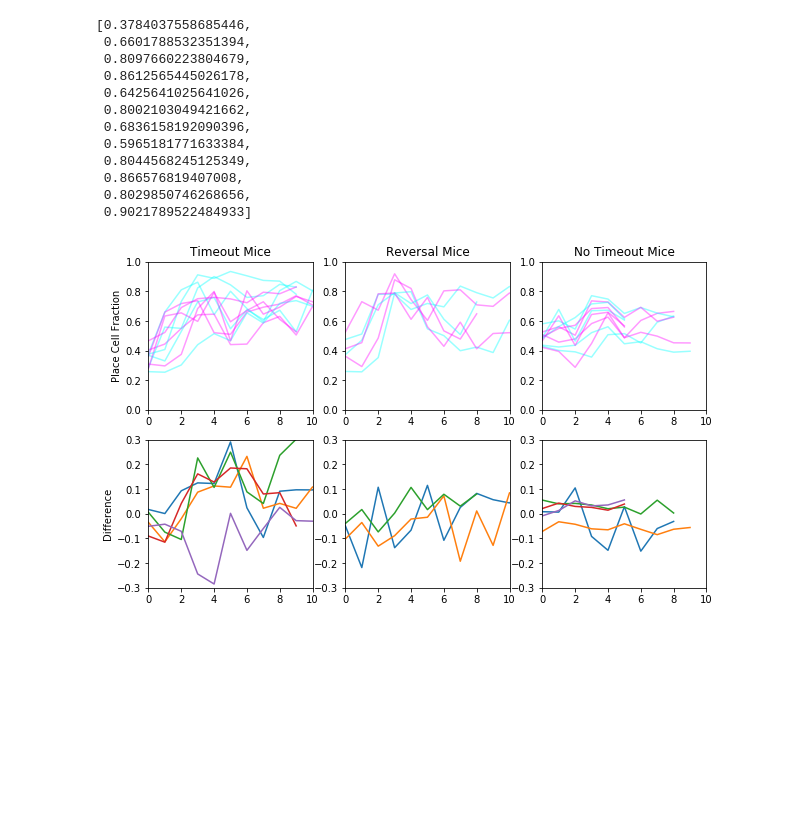
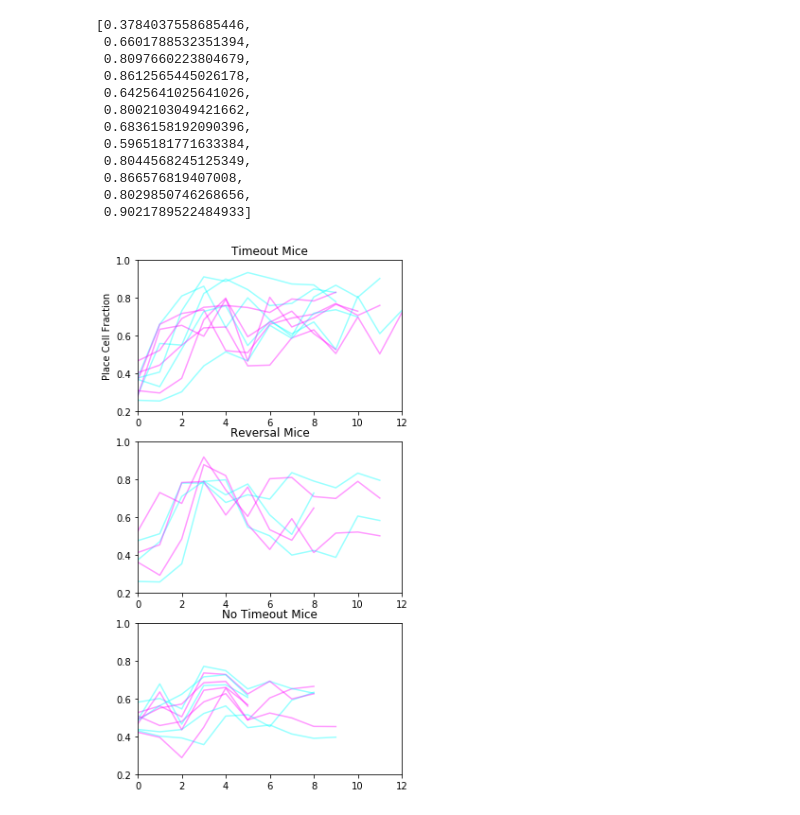
Before and after one commit to GiocomoLab/MightyMorphingPhotonRangers, a Jupyter notebook: cosyne_abstract/PlaceCellPercentage.ipynb, the cells around one changed output. Saved outputs shown, nothing was run; the diff lists cells and outputs as text; code cells hidden in the pictures; blank space fills up the shorter version.

```diff
--- a/cosyne_abstract/PlaceCellPercentage.ipynb
+++ b/cosyne_abstract/PlaceCellPercentage.ipynb
@@ -61,36 +61,34 @@ tt_mice = ['4139219.2', '4139219.3', '4139224.2', '4139224.3', '4139224.5']
 reversal_mice = ['4139251.1','4139260.1','4139261.2']
 notask_mice = ['4139260.2','4139266.3','4139265.4','4139265.3','4139265.5']
 # %%
-f,ax = plt.subplots(2,3,figsize=[10,6])
+f,ax = plt.subplots(3,1,figsize=[5,10])
 M = 0
 for mouse in tt_mice:
-    ax[0,0].plot(frac[mouse][0],color=plt.cm.cool(0),alpha=.4)
-    ax[0,0].plot(frac[mouse][1],color=plt.cm.cool(1.),alpha=.4)
-    ax[0,0].set_title('Timeout Mice')
+    ax[0].plot(frac[mouse][0],color=plt.cm.cool(0),alpha=.4)
+    ax[0].plot(frac[mouse][1],color=plt.cm.cool(1.),alpha=.4)
+    ax[0].set_title('Timeout Mice')
 
-    ax[1,0].plot(np.array(frac[mouse][0])-np.array(frac[mouse][1]))
-    ax[0,0].set_ylabel('Place Cell Fraction')
-    ax[1,0].set_ylabel("Difference")
+
+    ax[0].set_ylabel('Place Cell Fraction')
+
 for mouse in reversal_mice:
-    ax[0,1].plot(frac[mouse][0],color=plt.cm.cool(0),alpha=.4)
-    ax[0,1].plot(frac[mouse][1],color=plt.cm.cool(1.),alpha=.4)
-    ax[0,1].set_title('Reversal Mice')
-    ax[1,1].plot(np.array(frac[mouse][0])-np.array(frac[mouse][1]))
+    ax[1].plot(frac[mouse][0],color=plt.cm.cool(0),alpha=.4)
+    ax[1].plot(frac[mouse][1],color=plt.cm.cool(1.),alpha=.4)
+    ax[1].set_title('Reversal Mice')
+
 
 for mouse in notask_mice:
-    ax[0,2].plot(frac[mouse][0],color=plt.cm.cool(0),alpha=.4)
-    ax[0,2].plot(frac[mouse][1],color=plt.cm.cool(1.),alpha=.4)
-    ax[0,2].set_title('No Timeout Mice')
+    ax[2].plot(frac[mouse][0],color=plt.cm.cool(0),alpha=.4)
+    ax[2].plot(frac[mouse][1],color=plt.cm.cool(1.),alpha=.4)
+    ax[2].set_title('No Timeout Mice')
 
-    ax[1,2].plot(np.array(frac[mouse][0])-np.array(frac[mouse][1]))
 
-for i in range(ax.shape[1]):
-    ax[0,i].set_ylim([0,1])
-    ax[0,i].set_xlim([0,10])
-    ax[1,i].set_ylim([-.3,.3])
-    ax[1,i].set_xlim([0,10])
+
+for i in range(ax.shape[0]):
+    ax[i].set_ylim([0.2,1])
+    ax[i].set_xlim([0,12])
 
 
 f.savefig("G:\\My Drive\\Figures\\TwoTower\\COSYNE2019\\PlaceCellFrac.pdf",format='pdf')
 # %% [output]
-[figure, old version]
+[figure, new version]
```
Also changed, not shown: parts of 1 cell of this notebook, 10 other files.
